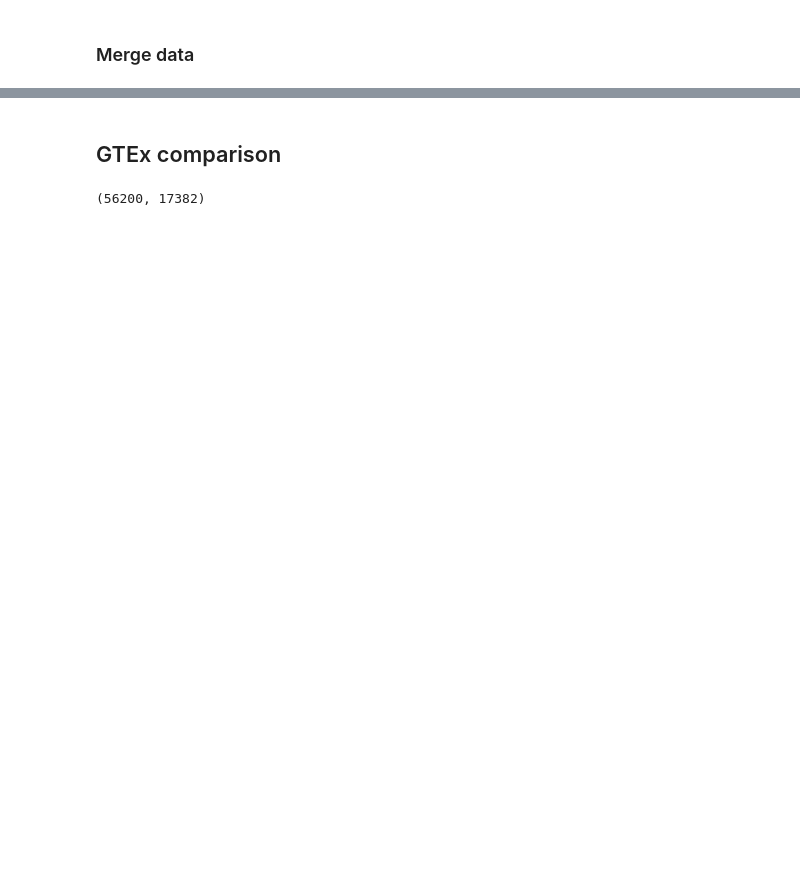
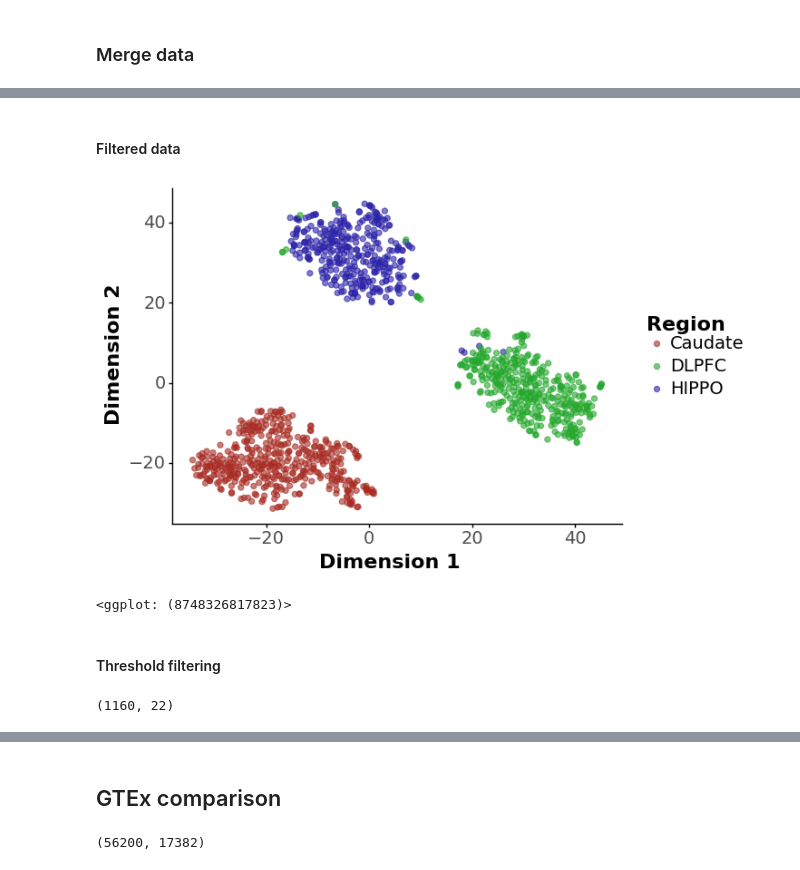
Before and after one commit to LieberInstitute/BrainSeqPhase3Caudate, a Jupyter notebook: quality_control/cluster_expression/_h/main.ipynb, the cells around one changed output, grey strips where cells are left out. Drawn from its saved outputs; the diff is of its cells as text; code cells hidden in the pictures; blank space fills up the shorter version.

```diff
--- a/quality_control/cluster_expression/_h/main.ipynb
+++ b/quality_control/cluster_expression/_h/main.ipynb
@@ -22,6 +22,12 @@ environ['NUMEXPR_MAX_THREADS'] = '16'
 def get_pheno():
     fname = "/ceph/projects/v4_phase3_paper/inputs/phenotypes/_m/merged_phenotypes.csv"
     return pd.read_csv(fname, index_col=0)
+
+
+@functools.lru_cache()
+def filter_pheno():
+    return get_pheno()[~((get_pheno()["Region"] == "HIPPO") &
+                         (get_pheno()["Protocol"] != "RiboZeroHMR"))]
 
 
 def VarianceThreshold_selection(data, var):
@@ -56,0 +88,3 @@ bigdf.shape
+# %%
+bigdf2 = pd.merge(filter_pheno(), dft, left_index=True, right_index=True)
+bigdf2.shape
@@ -77,0 +123,33 @@ save_plots(gg, 'log2tpm_genes_libd_brains_tsne', 7, 6)
+# %% [markdown]
+#### Filtered data
+# %%
+embedded = TSNE(n_components=2, random_state=13).fit_transform(dft2)
+#embedded = UMAP(random_state=13).fit_transform(dft)
+
+newdf = pd.DataFrame(embedded, index=dft2.index)\
+       .rename(columns={0:'Dimension1', 1:'Dimension2'})\
+       .merge(filter_pheno(), left_index=True, right_index=True)
+newdf.to_csv("libd_brains_tsne_filtered.csv", index=True, header=True)
+
+gg = ggplot(newdf, aes(x='Dimension1', y='Dimension2', color='Region')) + \
+    geom_point(alpha=0.6, size=2) + labs(x="Dimension 1", y="Dimension 2") + \
+    theme_classic() + scale_color_hue(l=0.4, c=35) + \
+    theme(axis_text=element_text(size=14),
+          axis_title=element_text(size=16, face="bold"),
+          legend_text=element_text(size=14),
+          legend_title=element_text(size=16, face="bold"))
+print(gg)
+save_plots(gg, 'log2tpm_genes_libd_brains_tsne_filtered', 7, 6)
+# %% [output]
+[figure, added]
+<ggplot: (8748326817823)>
+# %% [markdown]
+#### Threshold filtering
+# %%
+cc = newdf[(newdf["Region"] == "Caudate")].copy()
+dd = newdf[(newdf["Region"] == "DLPFC") & (newdf["Dimension2"] < 20)].copy()
+hh = newdf[(newdf["Region"] == "HIPPO") & (newdf["Dimension2"] > 15)].copy()
+newdf2 = pd.concat([cc, dd, hh], axis=0)
+newdf2.shape
+# %% [output]
+(1160, 22)
```
Also changed, not shown: parts of 20 cells of this notebook, 1 other file.
